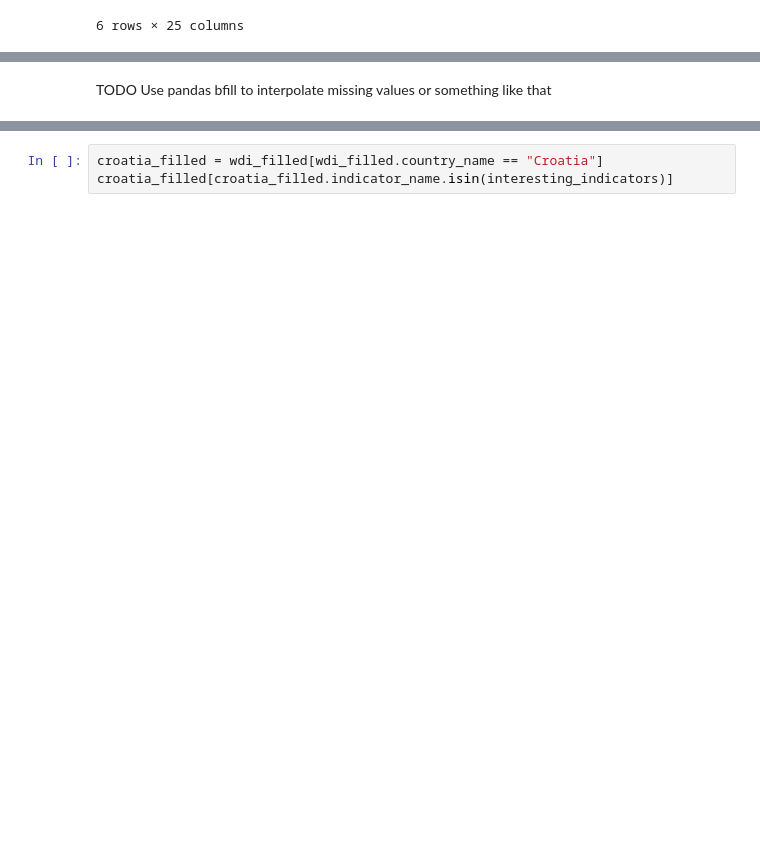
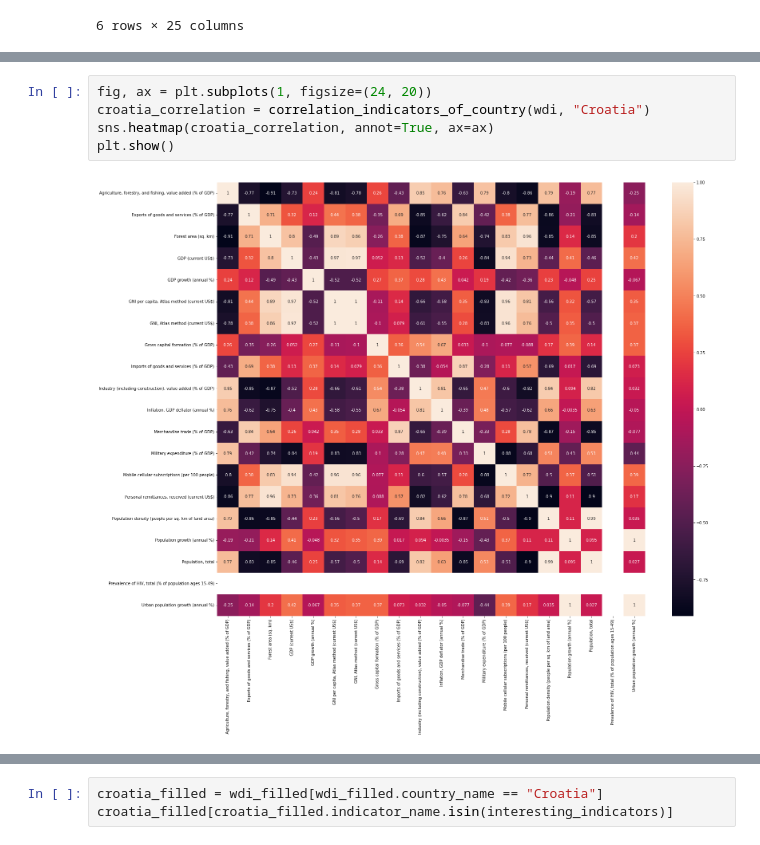
Before and after one commit to epfl-ada/ada-2021-project-hivemind, a Jupyter notebook: dataset_wdi.ipynb, the cells around one changed output, grey strips where cells are left out. Drawn from its saved outputs; the diff is of its cells as text; blank space fills up the shorter version.

```diff
--- a/dataset_wdi.ipynb
+++ b/dataset_wdi.ipynb
@@ -173,2 +161,7 @@ correlation_indicators_of_country(wdi, "Croatia")
-# %% [markdown]
-TODO Use pandas bfill to interpolate missing values or something like that
+# %%
+fig, ax = plt.subplots(1, figsize=(24, 20))
+croatia_correlation = correlation_indicators_of_country(wdi, "Croatia")
+sns.heatmap(croatia_correlation, annot=True, ax=ax)
+plt.show()
+# %% [output]
+[figure, added]
```
Also changed, not shown: parts of 18 cells of this notebook.
